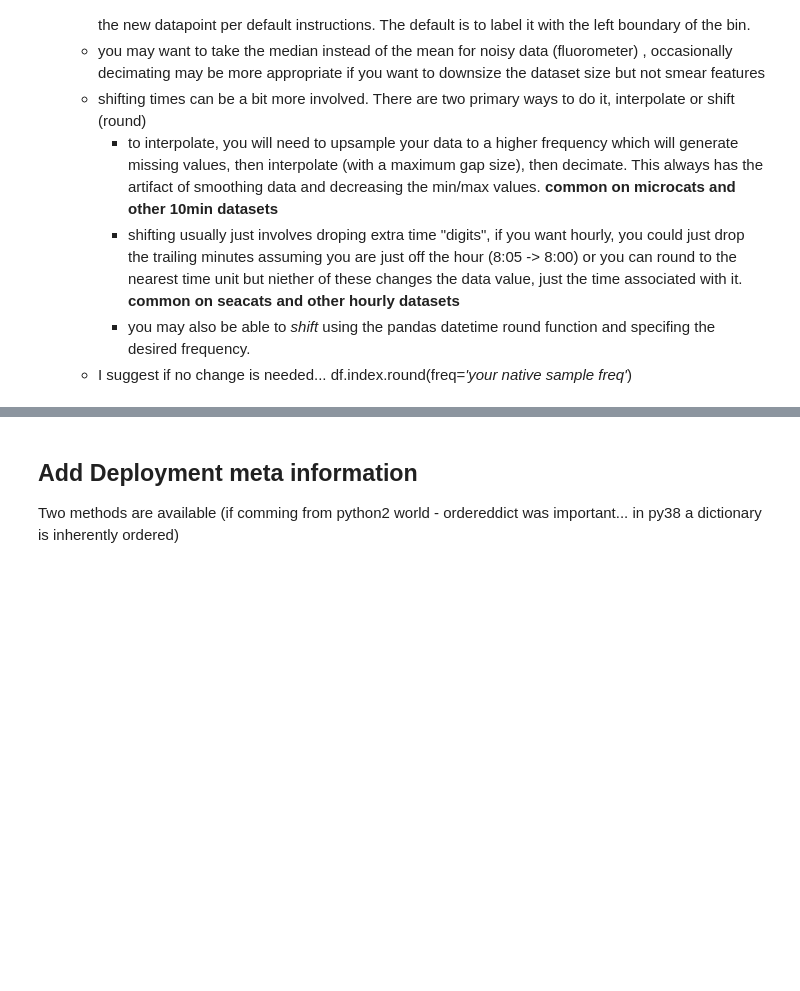
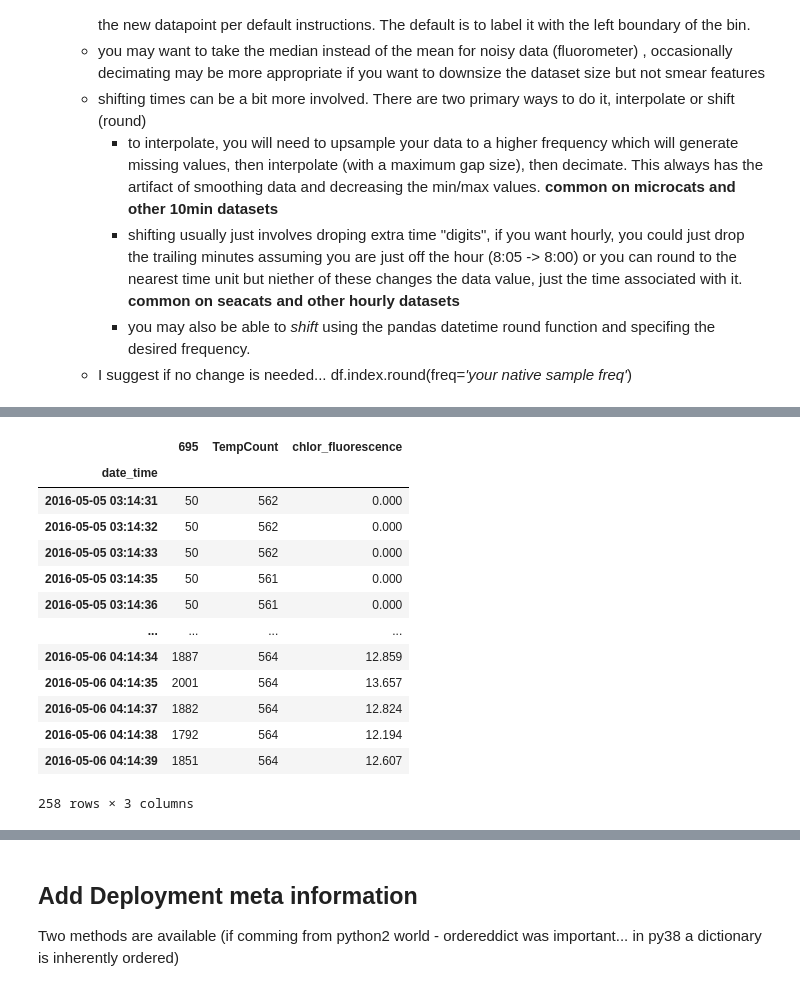
Before and after one commit to NOAA-PMEL/EcoFOCIpy, a Jupyter notebook: notebooks/EcoFOCIpy_wetlabs1channel_example.ipynb, the cells around one changed output, grey strips where cells are left out. Drawn from its saved outputs; the diff is of its cells as text; code cells hidden in the pictures; blank space fills up the shorter version.

```diff
--- a/notebooks/EcoFOCIpy_wetlabs1channel_example.ipynb
+++ b/notebooks/EcoFOCIpy_wetlabs1channel_example.ipynb
@@ -146,0 +158,18 @@ sbe56_wop_data
+# %%
+ecoflsb_data = ecoflsb.time_correction(offset=854) #positive to catch up with GPS time - linear correction may need to be applied... this is an offset shift at the moment
+ecoflsb_data
+# %% [output]
+|  | 695 | TempCount | chlor_fluorescence |
+| date_time |  |  |  |
+| 2016-05-05 03:14:31 | 50 | 562 | 0.000 |
+| 2016-05-05 03:14:32 | 50 | 562 | 0.000 |
+| 2016-05-05 03:14:33 | 50 | 562 | 0.000 |
+| 2016-05-05 03:14:35 | 50 | 561 | 0.000 |
+| 2016-05-05 03:14:36 | 50 | 561 | 0.000 |
+| ... | ... | ... | ... |
+| 2016-05-06 04:14:34 | 1887 | 564 | 12.859 |
+| 2016-05-06 04:14:35 | 2001 | 564 | 13.657 |
+| 2016-05-06 04:14:37 | 1882 | 564 | 12.824 |
+| 2016-05-06 04:14:38 | 1792 | 564 | 12.194 |
+| 2016-05-06 04:14:39 | 1851 | 564 | 12.607 |
+258 rows × 3 columns
```
Also changed, not shown: parts of 22 cells of this notebook, 11 other files.
